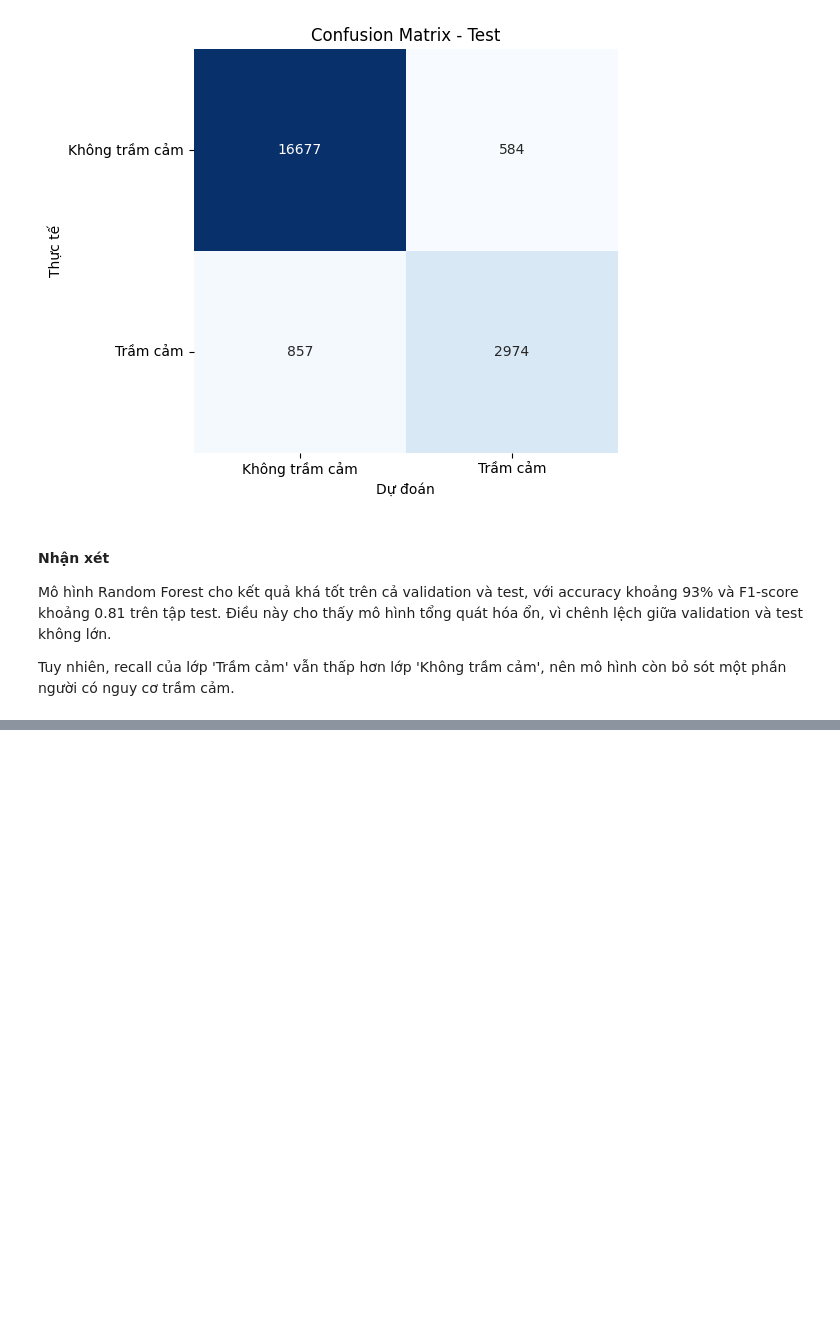
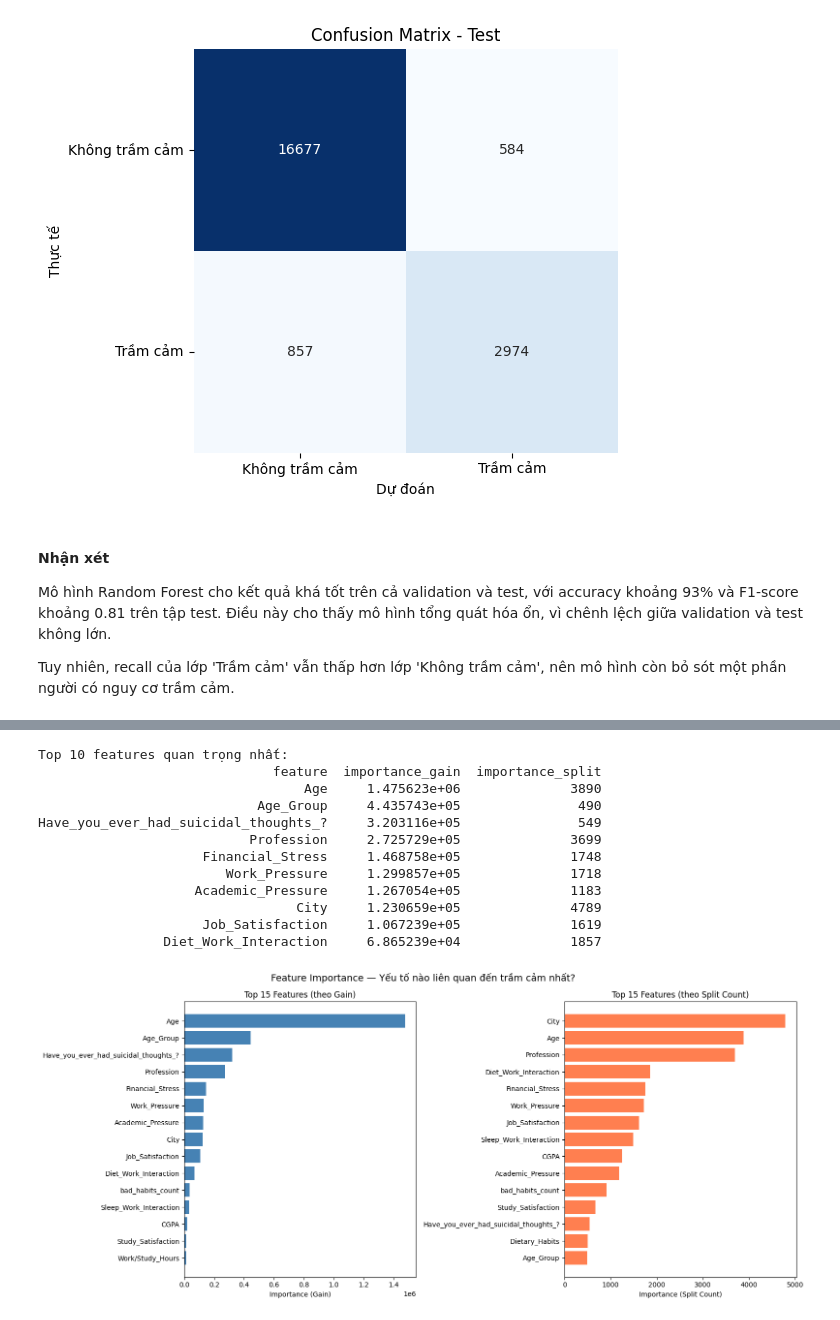
Before and after one commit to phamhuongtra/depression_analysis, a Jupyter notebook: model.ipynb, the cells around one changed output, grey strips where cells are left out. Cells and saved outputs as stored; diff of their text form; code cells hidden in the pictures; blank space fills up the shorter version.

```diff
--- a/model.ipynb
+++ b/model.ipynb
@@ -195,0 +486,41 @@ Tuy nhiên, recall của lớp 'Trầm cảm' vẫn thấp hơn lớp 'Không tr
+# %%
+# FEATURE IMPORTANCE
+feat_df = pd.DataFrame({
+    'feature':          model_lgb.feature_name(),
+    'importance_gain':  model_lgb.feature_importance(importance_type='gain'),
+    'importance_split': model_lgb.feature_importance(importance_type='split'),
+}).sort_values('importance_gain', ascending=False)
+
+print("Top 10 features quan trọng nhất:")
+print(feat_df.head(10).to_string(index=False))
+
+fig, axes = plt.subplots(1, 2, figsize=(16, 7))
+top_n = 15
+for ax, col, color, label in zip(
+    axes,
+    ['importance_gain', 'importance_split'],
+    ['steelblue', 'coral'],
+    ['Gain', 'Split Count']
+):
+    top = feat_df.sort_values(col, ascending=False).head(top_n)
+    ax.barh(top['feature'][::-1], top[col][::-1], color=color)
+    ax.set_title(f'Top {top_n} Features (theo {label})')
+    ax.set_xlabel(f'Importance ({label})')
+
+plt.suptitle('Feature Importance — Yếu tố nào liên quan đến trầm cảm nhất?',
+             fontsize=14)
+plt.tight_layout(); plt.show()
+# %% [output]
+Top 10 features quan trọng nhất:
+                              feature  importance_gain  importance_split
+                                  Age     1.475623e+06              3890
+                            Age_Group     4.435743e+05               490
+Have_you_ever_had_suicidal_thoughts_?     3.203116e+05               549
+                           Profession     2.725729e+05              3699
+                     Financial_Stress     1.468758e+05              1748
+                        Work_Pressure     1.299857e+05              1718
+                    Academic_Pressure     1.267054e+05              1183
+                                 City     1.230659e+05              4789
+                     Job_Satisfaction     1.067239e+05              1619
+                Diet_Work_Interaction     6.865239e+04              1857
+[figure, added]
```
Also changed, not shown: parts of 22 cells of this notebook.
